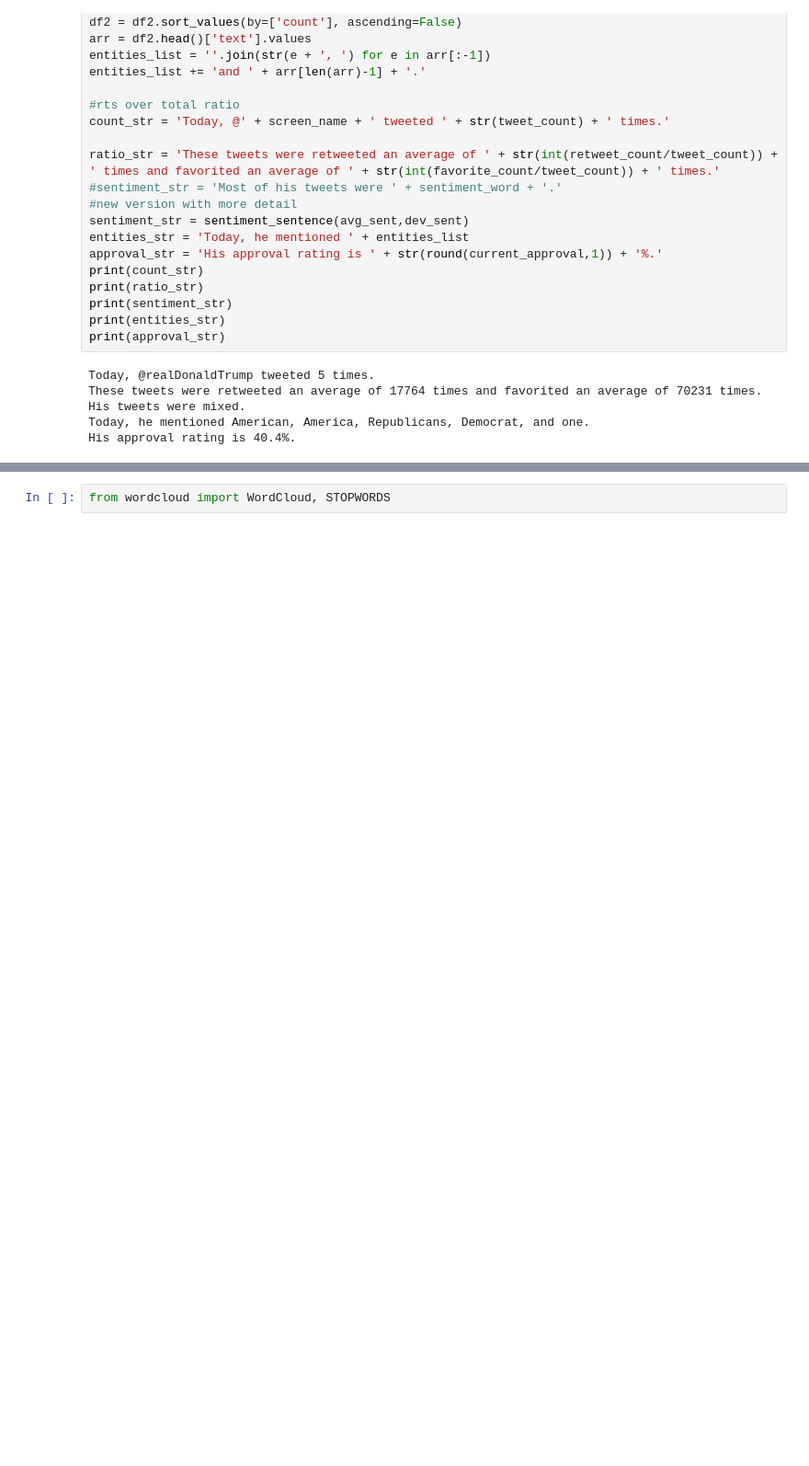
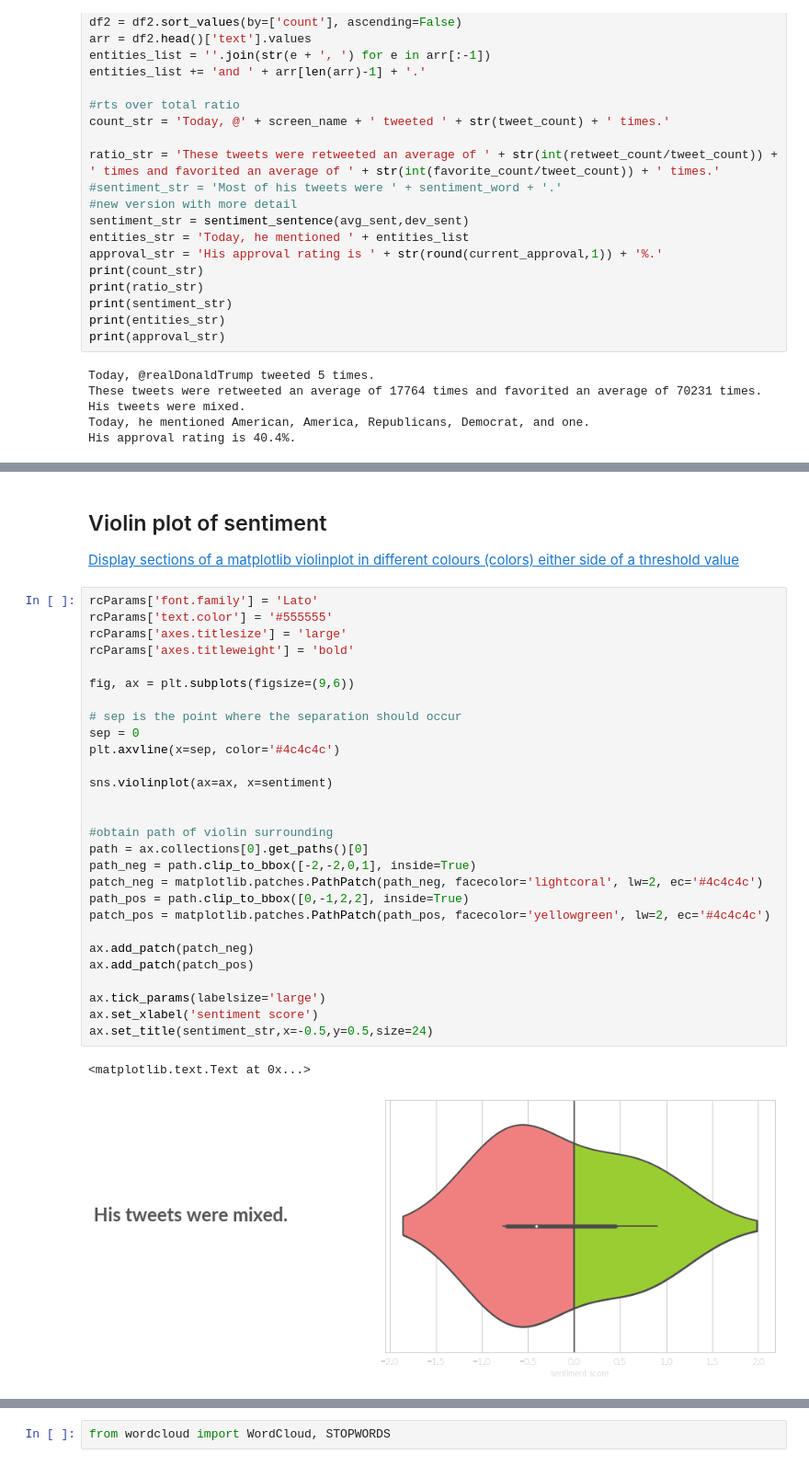
Before and after one commit to Capital-News-Service/daily-trump-snapshot, a Jupyter notebook: daily_trump_snapshot.ipynb, the cells around one changed output, grey strips where cells are left out. Shown at 92% size. Saved outputs shown, nothing was run; the diff lists cells and outputs as text; blank space fills up the shorter version.

```diff
--- a/daily_trump_snapshot.ipynb
+++ b/daily_trump_snapshot.ipynb
@@ -281,0 +302,35 @@ His approval rating is 40.4%.
+# %% [markdown]
+## Violin plot of sentiment
+
+[Display sections of a matplotlib violinplot in different colours (colors) either side of a threshold value](https://stackoverflow.com/questions/42330147/display-sections-of-a-matplotlib-violinplot-in-different-colours-colors-either)
+# %%
+rcParams['font.family'] = 'Lato'
+rcParams['text.color'] = '#555555'
+rcParams['axes.titlesize'] = 'large'
+rcParams['axes.titleweight'] = 'bold'
+
+fig, ax = plt.subplots(figsize=(9,6))
+
+# sep is the point where the separation should occur
+sep = 0
+plt.axvline(x=sep, color='#4c4c4c')
+
+sns.violinplot(ax=ax, x=sentiment)
+
+
+#obtain path of violin surrounding
+path = ax.collections[0].get_paths()[0]
+path_neg = path.clip_to_bbox([-2,-2,0,1], inside=True)
+patch_neg = matplotlib.patches.PathPatch(path_neg, facecolor='lightcoral', lw=2, ec='#4c4c4c')
+path_pos = path.clip_to_bbox([0,-1,2,2], inside=True)
+patch_pos = matplotlib.patches.PathPatch(path_pos, facecolor='yellowgreen', lw=2, ec='#4c4c4c')
+
+ax.add_patch(patch_neg)
+ax.add_patch(patch_pos)
+
+ax.tick_params(labelsize='large')
+ax.set_xlabel('sentiment score')
+ax.set_title(sentiment_str,x=-0.5,y=0.5,size=24)
+# %% [output]
+<matplotlib.text.Text at 0x...>
+[figure, added]
```
Also changed, not shown: parts of 11 cells of this notebook.
